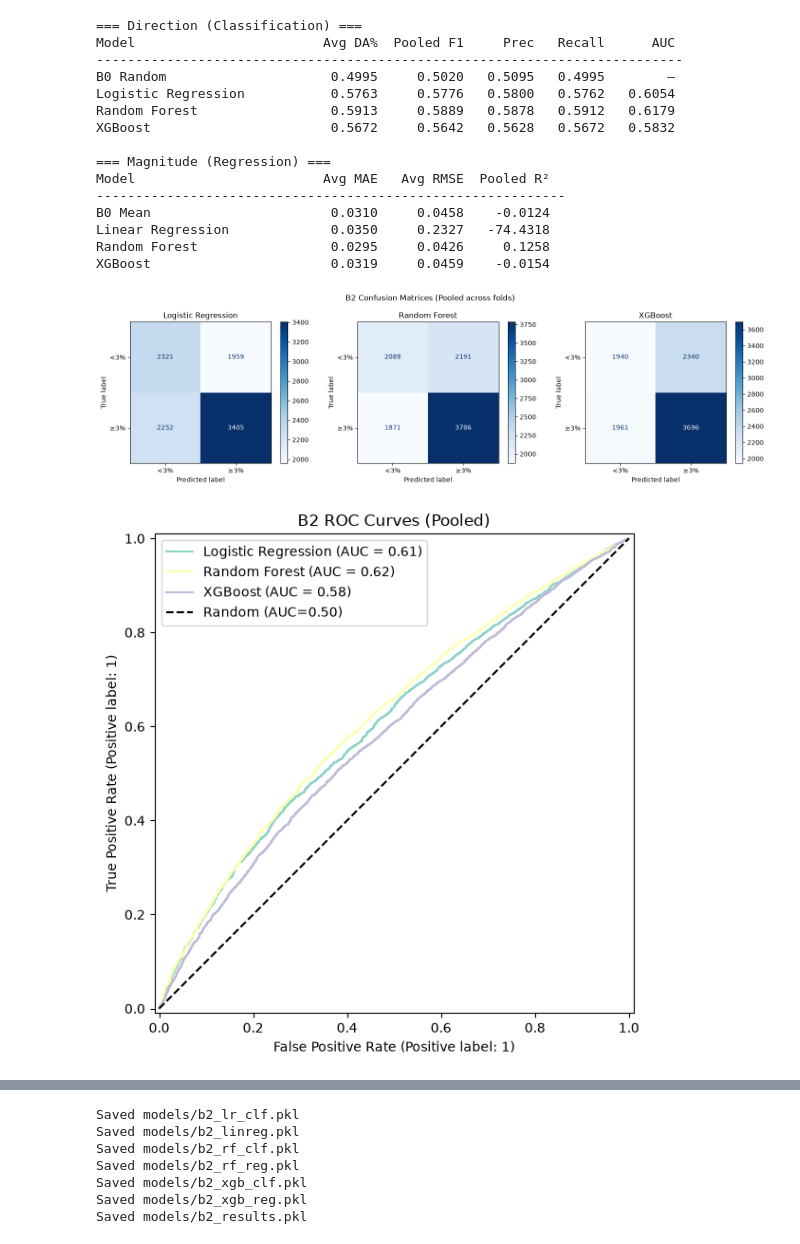
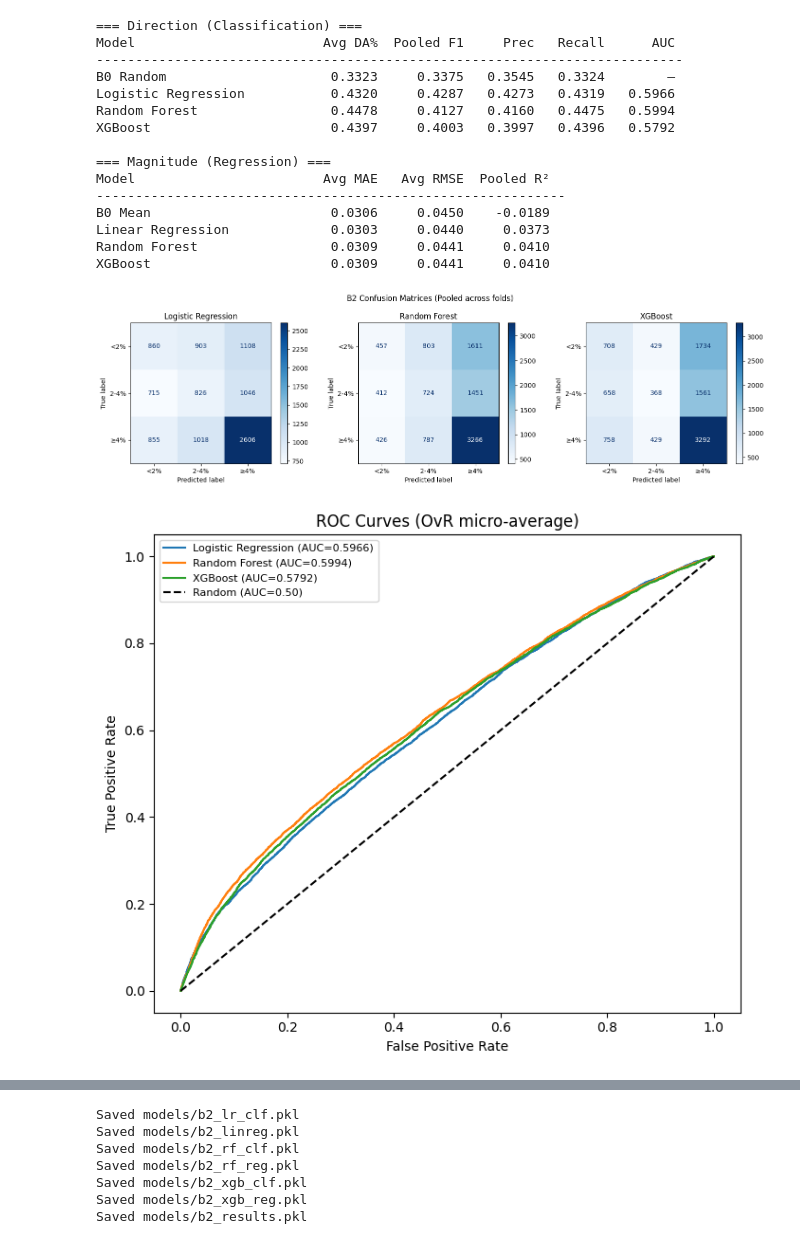
Before and after one commit to Richard-X46/Post-Earnings-Forecast, a Jupyter notebook: src/modeling/B2_Pipeline.ipynb, the cells around one changed output, grey strips where cells are left out. Saved outputs shown, nothing was run; the diff lists cells and outputs as text; code cells hidden in the pictures.

```diff
--- a/src/modeling/B2_Pipeline.ipynb
+++ b/src/modeling/B2_Pipeline.ipynb
@@ -313,11 +394,11 @@ Pooled R²: 0.1258
 # %%
 xgb_clf = {"fold_acc": [], "preds": [], "probs": [], "true": []}
-xgb_clf_model = XGBClassifier(n_estimators=200, eval_metric="logloss", random_state=42)
+xgb_clf_model = XGBClassifier(n_estimators=50, eval_metric="logloss", random_state=42)
 
 for f in folds_data:
     xgb_clf_model.fit(f["X_train"], f["y_train_cls"])
     preds = xgb_clf_model.predict(f["X_test"])
-    probs = xgb_clf_model.predict_proba(f["X_test"])[:, 1]
+    probs = xgb_clf_model.predict_proba(f["X_test"])
 
     acc = accuracy_score(f["y_test_cls"], preds)
     xgb_clf["fold_acc"].append(acc)
@@ -325,9 +406,9 @@ for f in folds_data:
     xgb_clf["probs"].extend(probs)
     xgb_clf["true"].extend(f["y_test_cls"])
 
-    print(f"Fold {f['fold_num']} [{f['test_year']}]: DA={acc:.4f}")
+    print(f"Fold {f['fold_num']} [{f['test_quarter']}]: DA={acc:.4f}")
 
 print(f"\nAvg DA:     {np.mean(xgb_clf['fold_acc']):.4f}")
 print(f"Pooled F1:  {f1_score(np.array(xgb_clf['true']), np.array(xgb_clf['preds']), average='weighted'):.4f}")
-print(f"Pooled AUC: {roc_auc_score(np.array(xgb_clf['true']), np.array(xgb_clf['probs'])):.4f}")
+print(f"Pooled AUC: {roc_auc_score(np.array(xgb_clf['true']), np.array(xgb_clf['probs']), multi_class='ovr'):.4f}")
 # %% [output]
@@ -343,6 +432,6 @@ Pooled AUC: 0.5832
 # %%
 xgb_reg = {"fold_mae": [], "fold_rmse": [], "preds": [], "true": []}
-xgb_reg_model = XGBRegressor(n_estimators=200, random_state=42)
+xgb_reg_model = XGBRegressor(n_estimators=50, random_state=42)
 
 for f in folds_data:
     xgb_reg_model.fit(f["X_train"], f["y_train_ret"])
@@ -355,7 +444,7 @@ for f in folds_data:
     xgb_reg["preds"].extend(preds)
     xgb_reg["true"].extend(f["y_test_ret"])
 
-    print(f"Fold {f['fold_num']} [{f['test_year']}]: MAE={mae:.4f}  RMSE={rmse:.4f}")
+    print(f"Fold {f['fold_num']} [{f['test_quarter']}]: MAE={mae:.4f}  RMSE={rmse:.4f}")
 
 print(f"\nAvg MAE:   {np.mean(xgb_reg['fold_mae']):.4f}")
 print(f"Avg RMSE:  {np.mean(xgb_reg['fold_rmse']):.4f}")
@@ -383,7 +480,7 @@ for name, r in [("B0 Random", b0_clf), ("Logistic Regression", lr_clf),
     f1   = f1_score(true, preds, average="weighted")
     prec = precision_score(true, preds, average="weighted")
     rec  = recall_score(true, preds, average="weighted")
-    auc_str = (f"{roc_auc_score(true, np.array(r['probs'])):>8.4f}"
+    auc_str = (f"{roc_auc_score(true, np.array(r['probs']), multi_class='ovr', average='weighted'):>8.4f}"
                if r.get("probs") else f"{'—':>8}")
     print(f"{name:<25} {avg_acc:>10.4f} {f1:>10.4f} {prec:>8.4f} {rec:>8.4f} {auc_str}")
 
@@ -401,18 +498,18 @@ for name, r in [("B0 Mean", b0_reg), ("Linear Regression", linreg),
 === Direction (Classification) ===
 Model                        Avg DA%  Pooled F1     Prec   Recall      AUC
 ---------------------------------------------------------------------------
-B0 Random                     0.4995     0.5020   0.5095   0.4995        —
-Logistic Regression           0.5763     0.5776   0.5800   0.5762   0.6054
-Random Forest                 0.5913     0.5889   0.5878   0.5912   0.6179
-XGBoost                       0.5672     0.5642   0.5628   0.5672   0.5832
+B0 Random                     0.3323     0.3375   0.3545   0.3324        —
+Logistic Regression           0.4320     0.4287   0.4273   0.4319   0.5966
+Random Forest                 0.4478     0.4127   0.4160   0.4475   0.5994
+XGBoost                       0.4397     0.4003   0.3997   0.4396   0.5792
 
 === Magnitude (Regression) ===
 Model                        Avg MAE   Avg RMSE  Pooled R²
 ------------------------------------------------------------
-B0 Mean                       0.0310     0.0458    -0.0124
-Linear Regression             0.0350     0.2327   -74.4318
-Random Forest                 0.0295     0.0426     0.1258
-XGBoost                       0.0319     0.0459    -0.0154
+B0 Mean                       0.0306     0.0450    -0.0189
+Linear Regression             0.0303     0.0440     0.0373
+Random Forest                 0.0309     0.0441     0.0410
+XGBoost                       0.0309     0.0441     0.0410
 # %%
 plt.rcParams['figure.facecolor'] = 'white'
 plt.rcParams['axes.facecolor']   = 'white'
@@ -430,7 +527,7 @@ for ax, (name, r) in zip(axes, [("Logistic Regression", lr_clf),
                                   ("XGBoost",             xgb_clf)]):
     ConfusionMatrixDisplay.from_predictions(
         np.array(r["true"]), np.array(r["preds"]),
-        ax=ax, cmap="Blues", display_labels=["<3%", "≥3%"],
+        ax=ax, cmap="Blues", display_labels=["<2%", "2-4%", "≥4%"],
     )
     ax.set_title(name)
 
@@ -438,24 +535,36 @@ plt.suptitle("B2 Confusion Matrices (Pooled across folds)", y=1.02)
 plt.tight_layout()
 plt.show()
 # %% [output]
-[figure, old version]
+[figure, new version]
 # %%
+# 3-class ROC: use roc_auc_score with OvR
+from sklearn.preprocessing import label_binarize
+from sklearn.metrics import roc_curve
+
+classes = [0, 1, 2]
+labels = ["Low (<2%)", "Moderate (2-4%)", "Strong (≥4%)"]
 fig, ax = plt.subplots(figsize=(7, 6))
 
 for name, r in [("Logistic Regression", lr_clf),
-                ("Random Forest",       rf_clf),
-                ("XGBoost",             xgb_clf)]:
-    RocCurveDisplay.from_predictions(
-        np.array(r["true"]), np.array(r["probs"]), ax=ax, name=name,
-    )
+                ("Random Forest", rf_clf),
+                ("XGBoost", xgb_clf)]:
+    y_true_bin = label_binarize(np.array(r["true"]), classes=classes)
+    y_score = np.array(r["probs"])
+    auc_val = roc_auc_score(np.array(r["true"]), y_score, multi_class='ovr', average='weighted')
+
+    # Plot the OvR micro-average ROC
+    fpr, tpr, _ = roc_curve(y_true_bin.ravel(), y_score.ravel())
+    ax.plot(fpr, tpr, label=f"{name} (AUC={auc_val:.4f})")
 
 ax.plot([0, 1], [0, 1], "k--", label="Random (AUC=0.50)")
-ax.set_title("B2 ROC Curves (Pooled)")
-ax.legend()
+ax.set_xlabel("False Positive Rate")
+ax.set_ylabel("True Positive Rate")
+ax.set_title("ROC Curves (OvR micro-average)")
+ax.legend(fontsize=8)
 plt.tight_layout()
 plt.show()
 # %% [output]
-[figure, old version]
+[figure, new version]
 # %%
 fold_years = [f["test_year"] for f in folds_data]
 x     = np.arange(len(fold_years))
```
Also changed, not shown: parts of 14 cells of this notebook, 46 other files.
